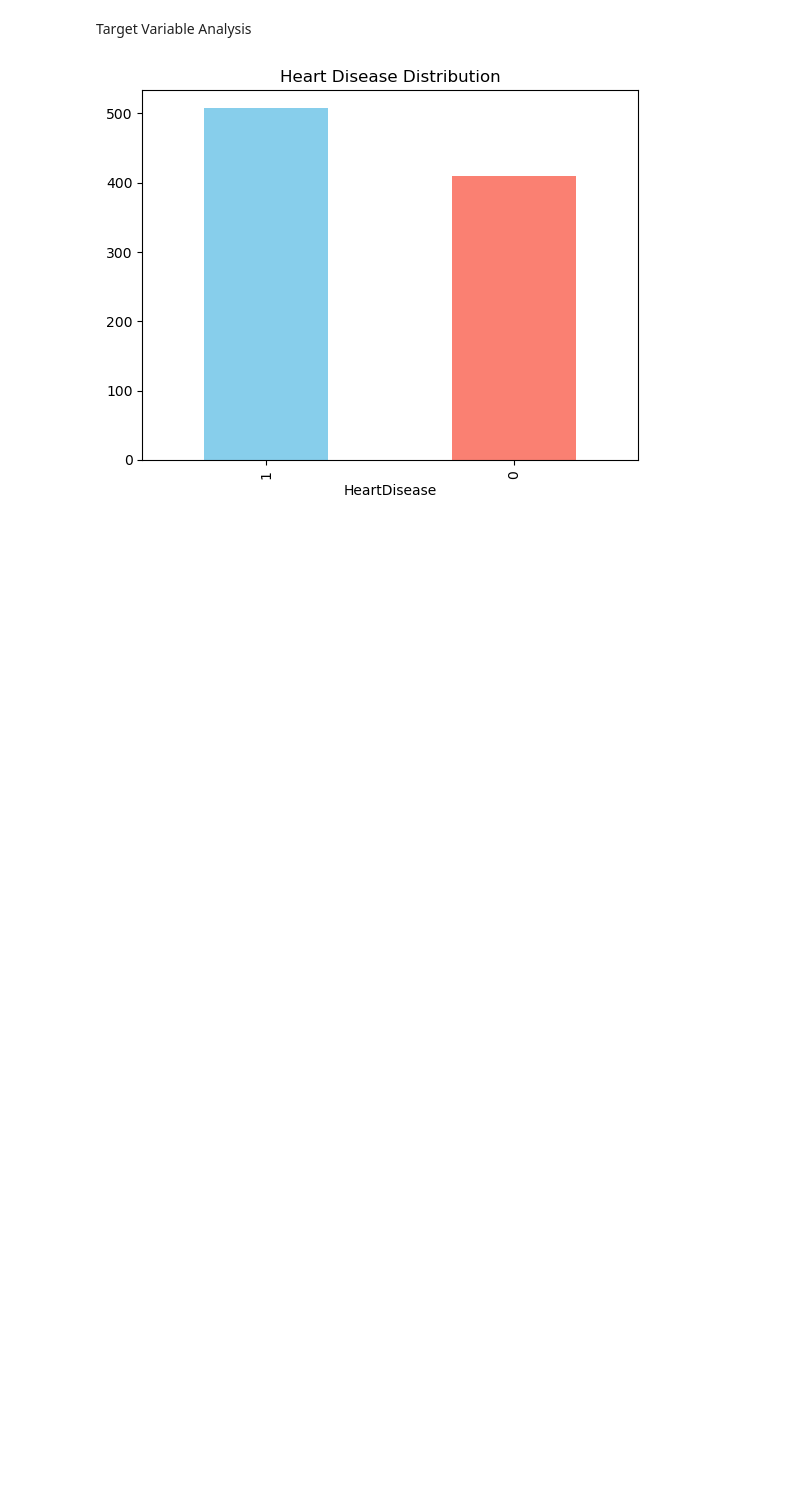
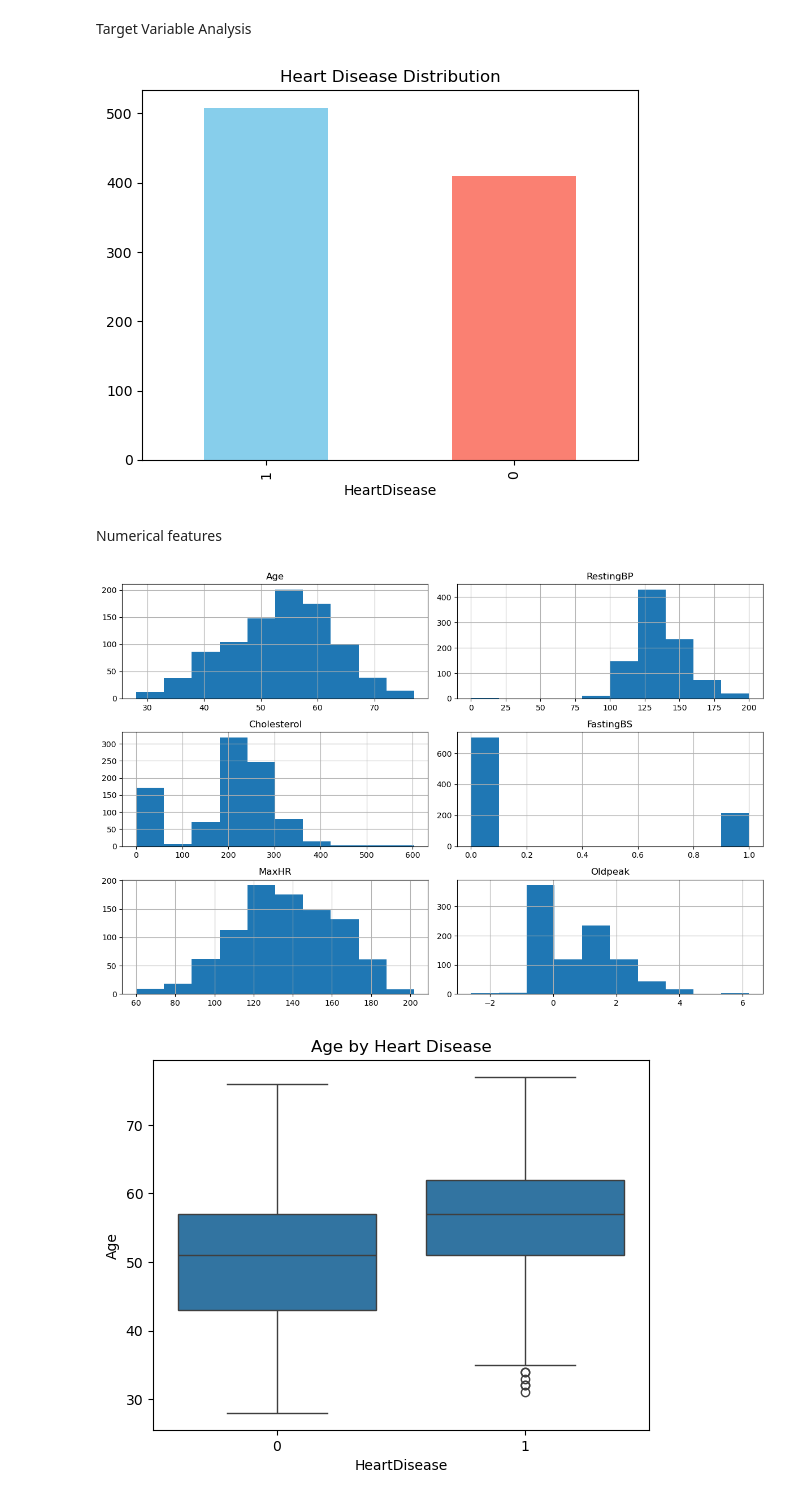
Before and after one commit to antararaj/Heart-Failure, a Jupyter notebook: Heart-Failure.ipynb, the cells around one changed output. Saved outputs shown, nothing was run; the diff lists cells and outputs as text; code cells hidden in the pictures; blank space fills up the shorter version.

```diff
--- a/Heart-Failure.ipynb
+++ b/Heart-Failure.ipynb
@@ -89,3 +91,19 @@ plt.title('Heart Disease Distribution')
 plt.show()
 # %% [output]
 [figure]
+# %% [markdown]
+Numerical features
+# %%
+# Histograms
+heart[numerical_cols].hist(figsize=(12, 8))
+plt.tight_layout()
+plt.show()
+
+# Boxplots by target
+for col in numerical_cols:
+    sns.boxplot(x='HeartDisease', y=col, data=heart)
+    plt.title(f'{col} by Heart Disease')
+    plt.show()
+# %% [output]
+[figure, added]
+[figure, added]
```
Also changed, not shown: parts of 2 cells of this notebook.
